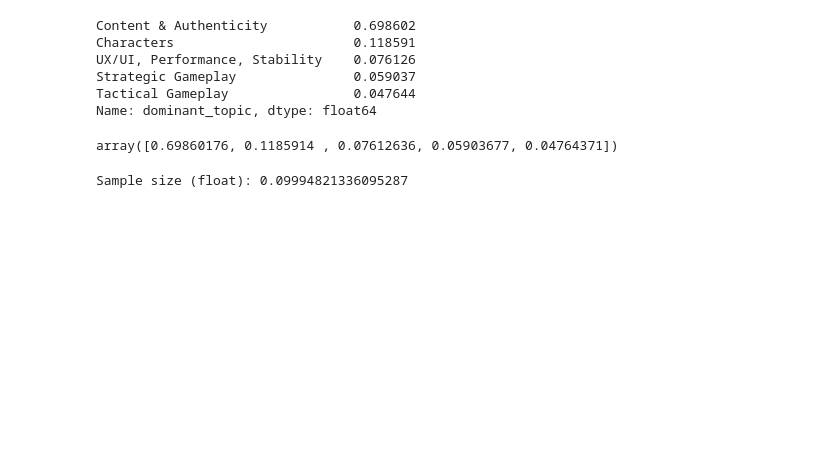
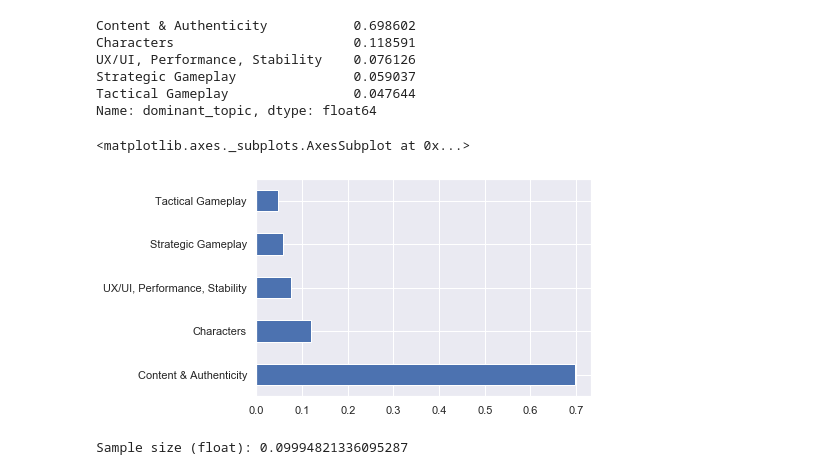
Before and after one commit to alfredtangsw/steamvox, a Jupyter notebook: 05_model_validation.ipynb, the cells around one changed output. Drawn from its saved outputs; the diff is of its cells as text; code cells hidden in the pictures; blank space fills up the shorter version.

```diff
--- a/05_model_validation.ipynb
+++ b/05_model_validation.ipynb
@@ -212,10 +212,11 @@ UX/UI, Performance, Stability    0.076126
 Strategic Gameplay               0.059037
 Tactical Gameplay                0.047644
 Name: dominant_topic, dtype: float64
-# %%
-cls_bal.values
-# %% [output]
-array([0.69860176, 0.1185914 , 0.07612636, 0.05903677, 0.04764371])
+# %%
+cls_bal.plot(kind='barh')
+# %% [output]
+<matplotlib.axes._subplots.AxesSubplot at 0x...>
+[figure, added]
 # %%
 #There appears to be significant class imbalance. However, this isn't necessarily due to misclassification.
 #Most reviews are expected to talk about how a game lives up to the series it is from.
```
Also changed, not shown: 3 other files.
